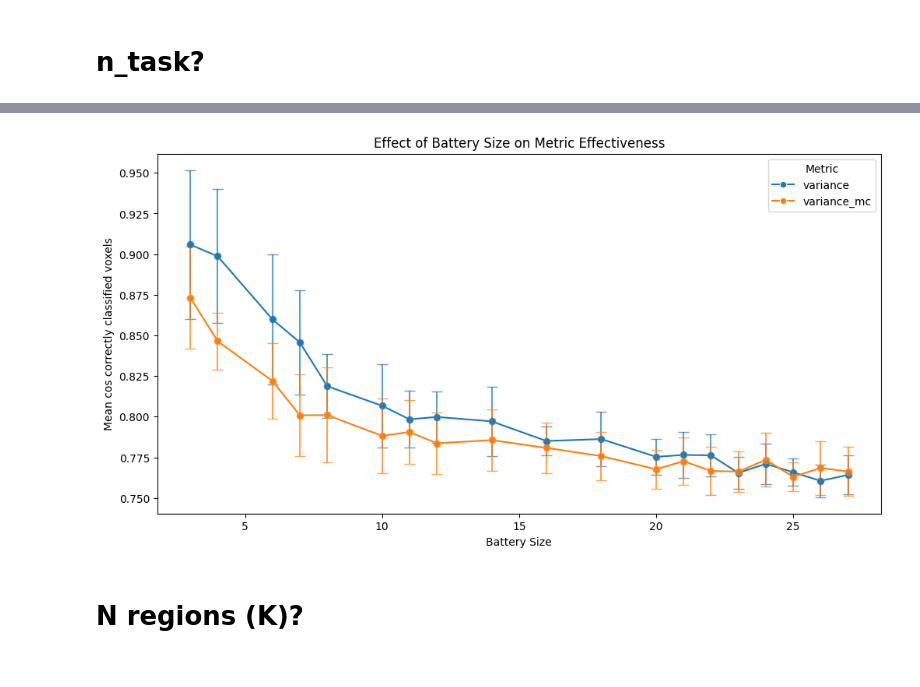
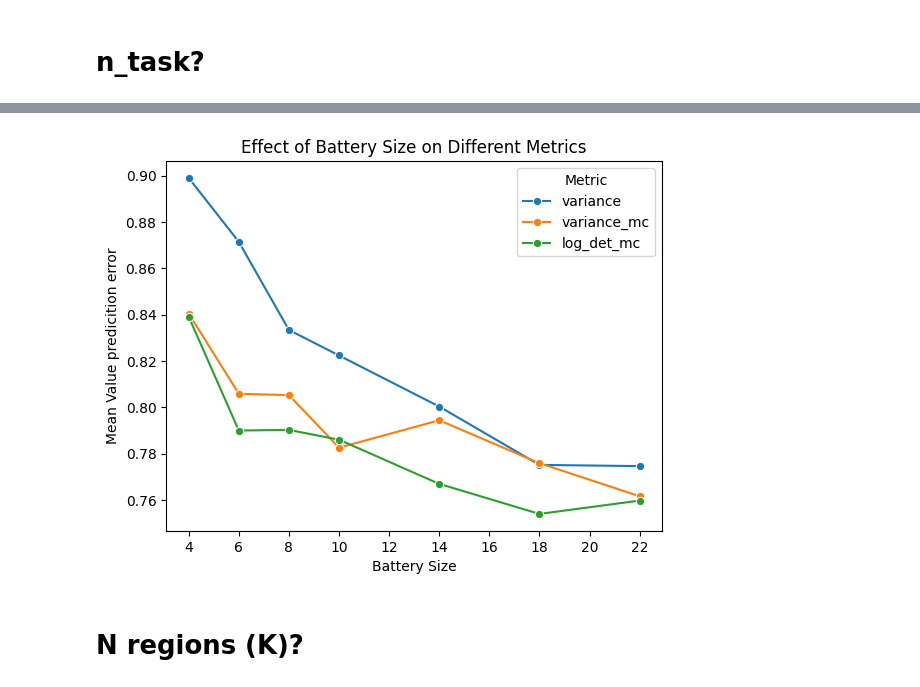
Before and after one commit to DiedrichsenLab/OptimalBattery, a Jupyter notebook: notebooks/6.real_eval_multi_cortical.ipynb, the cells around one changed output, grey strips where cells are left out. Saved outputs shown, nothing was run; the diff lists cells and outputs as text; code cells hidden in the pictures.

```diff
--- a/notebooks/6.real_eval_multi_cortical.ipynb
+++ b/notebooks/6.real_eval_multi_cortical.ipynb
@@ -280,30 +280,31 @@ Processing combination: 270
 results_df_task.to_csv('C:/Users/barafat/Documents/GitHub/OptimalBattery/dataframes/results_df_task_cortex_frontal_8parcel.csv', index=False)
 # %%
 # only include rows that have metric == 'variance' and 'variance_mc'
-criteria = ["variance", "variance_mc"]
+criteria = ["variance", "variance_mc","log_det_mc"]
+# criteria = ['variance','log_det','inverse_trace','variance_mc','log_det_mc','inverse_trace_mc']
 results_df_task_sub = results_df_task[results_df_task["metric"].isin(criteria)]
 # %%
 palette = sns.color_palette("tab10", n_colors=len(criteria))
 
 sns.lineplot(
     data=results_df_task_sub,
     x="battery_size",
     y="value",
     hue="metric",
     marker="o",
     palette=palette,
-    errorbar="sd"
+    errorbar=None
 )
 
 plt.xlabel("Battery Size")
 plt.ylabel("Mean Value predicition error")
 plt.title("Effect of Battery Size on Different Metrics")
 plt.legend(title="Metric")
 # make  the ticks on x increments of 2
 plt.xticks(np.arange(4, 23, 2))
 plt.show()
 # %% [output]
-[figure, old version]
+[figure, new version]
 # %% [markdown]
 # N regions (K)?
 # %%
```
Also changed, not shown: parts of 1 cell of this notebook, 5 other files.
